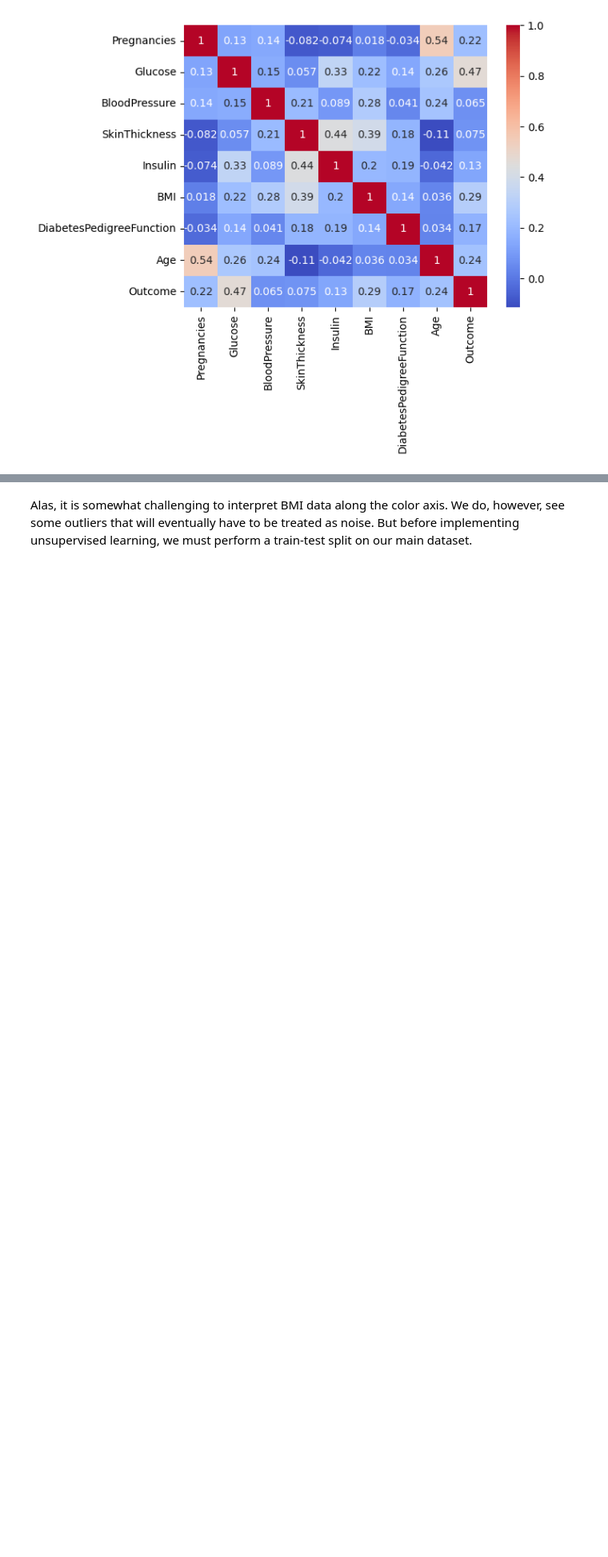
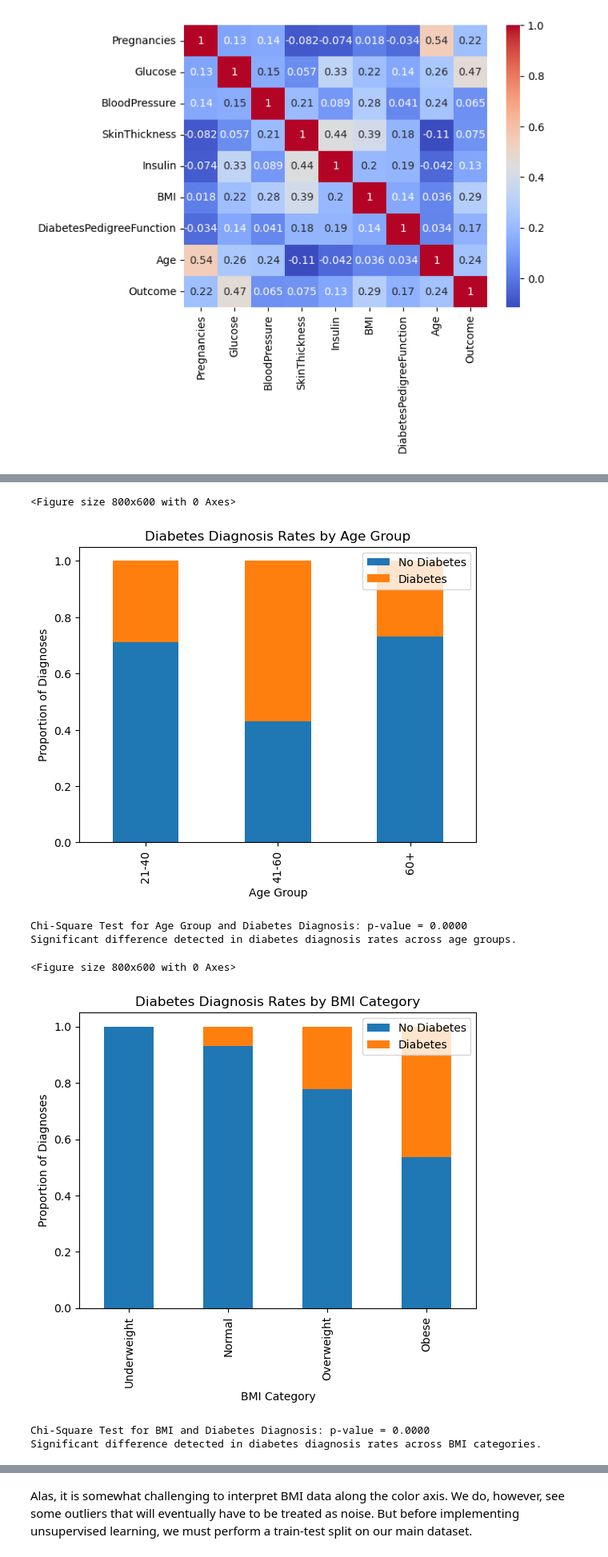
Before and after one commit to ASMach/CSCI-E184-PSET4, a Jupyter notebook: Diabetes Analysis.ipynb, the cells around one changed output, grey strips where cells are left out. Shown at 80% size. Cells and saved outputs as stored; diff of their text form; code cells hidden in the pictures; blank space fills up the shorter version.

```diff
--- a/Diabetes Analysis.ipynb
+++ b/Diabetes Analysis.ipynb
@@ -126,0 +133,58 @@ The preceding heatmap will be used to help evaluate the accuracy of unsupervised
+# %%
+# Create Age Groups
+df['Age Group'] = pd.cut(df['Age'], bins=[0, 20, 40, 60, 80], labels=['0-20', '21-40', '41-60', '60+'])
+
+# Count diabetes outcomes by age group
+age_counts = df.groupby('Age Group', observed=True)['Outcome'].value_counts(normalize=True).unstack()
+
+# Plot diabetes prevalence by age group
+plt.figure(figsize=(8, 6))
+age_counts.plot(kind='bar', stacked=True)
+plt.title('Diabetes Diagnosis Rates by Age Group')
+plt.xlabel('Age Group')
+plt.ylabel('Proportion of Diagnoses')
+plt.legend(['No Diabetes', 'Diabetes'])
+plt.show()
+
+# Perform Chi-Square Test for Age Group Bias
+age_ct = pd.crosstab(df['Age Group'], df['Outcome'])
+chi2_age, p_age, dof_age, expected_age = stats.chi2_contingency(age_ct)
+print(f"Chi-Square Test for Age Group and Diabetes Diagnosis: p-value = {p_age:.4f}")
+if p_age < 0.05:
+    print("Significant difference detected in diabetes diagnosis rates across age groups.")
+else:
+    print("No significant difference detected in diabetes diagnosis rates across age groups.")
+
+# Create BMI Categories
+df['BMI Category'] = pd.cut(df['BMI'], bins=[0, 18.5, 24.9, 29.9, 100],
+                            labels=['Underweight', 'Normal', 'Overweight', 'Obese'])
+
+# Count diabetes outcomes by BMI category
+bmi_counts = df.groupby('BMI Category', observed=True)['Outcome'].value_counts(normalize=True).unstack()
+
+# Plot diabetes prevalence by BMI category
+plt.figure(figsize=(8, 6))
+bmi_counts.plot(kind='bar', stacked=True)
+plt.title('Diabetes Diagnosis Rates by BMI Category')
+plt.xlabel('BMI Category')
+plt.ylabel('Proportion of Diagnoses')
+plt.legend(['No Diabetes', 'Diabetes'])
+plt.show()
+
+# Perform Chi-Square Test for BMI Bias
+bmi_ct = pd.crosstab(df['BMI Category'], df['Outcome'])
+chi2_bmi, p_bmi, dof_bmi, expected_bmi = stats.chi2_contingency(bmi_ct)
+print(f"Chi-Square Test for BMI and Diabetes Diagnosis: p-value = {p_bmi:.4f}")
+if p_bmi < 0.05:
+    print("Significant difference detected in diabetes diagnosis rates across BMI categories.")
+else:
+    print("No significant difference detected in diabetes diagnosis rates across BMI categories.")
+# %% [output]
+<Figure size 800x600 with 0 Axes>
+[figure, added]
+Chi-Square Test for Age Group and Diabetes Diagnosis: p-value = 0.0000
+Significant difference detected in diabetes diagnosis rates across age groups.
+<Figure size 800x600 with 0 Axes>
+[figure, added]
+Chi-Square Test for BMI and Diabetes Diagnosis: p-value = 0.0000
+Significant difference detected in diabetes diagnosis rates across BMI categories.
```
Also changed, not shown: parts of 37 cells of this notebook.
